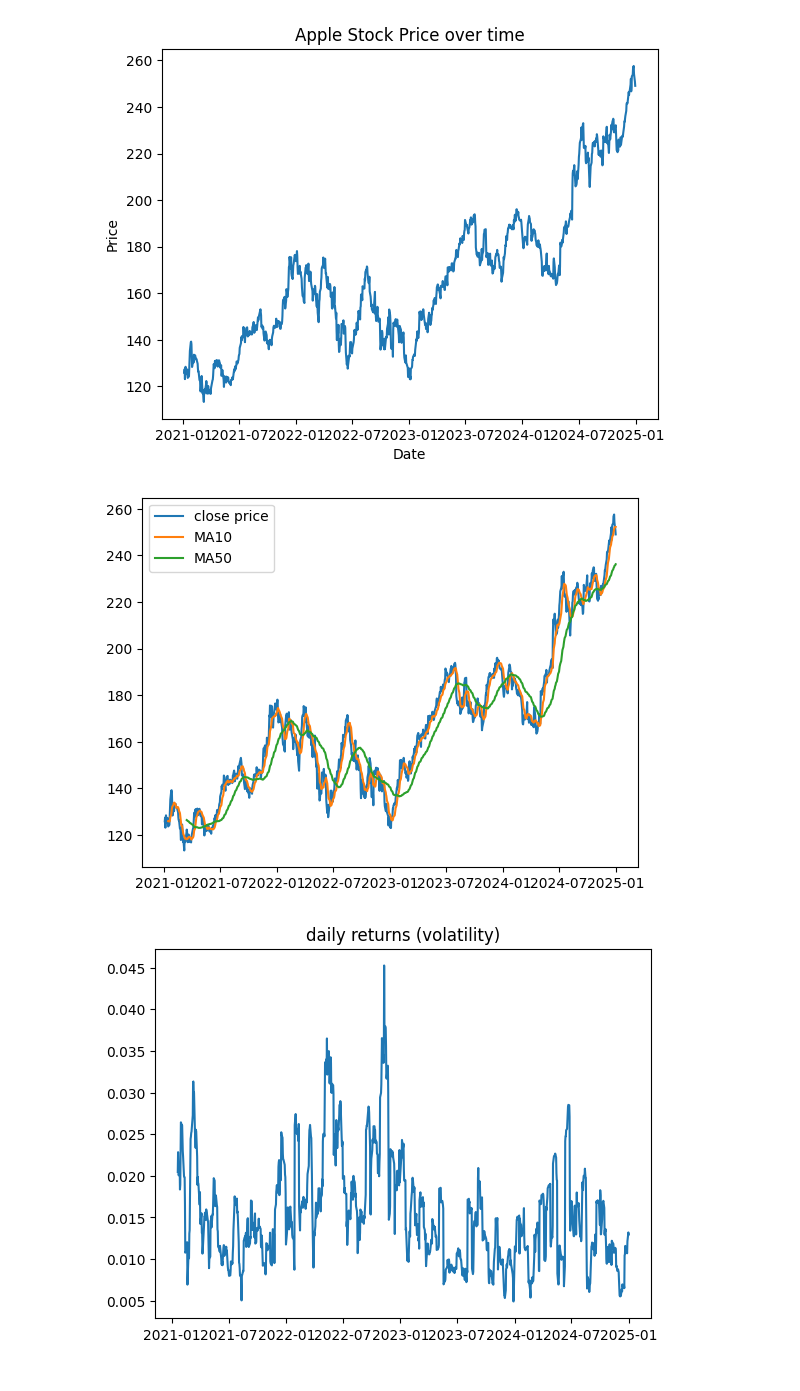
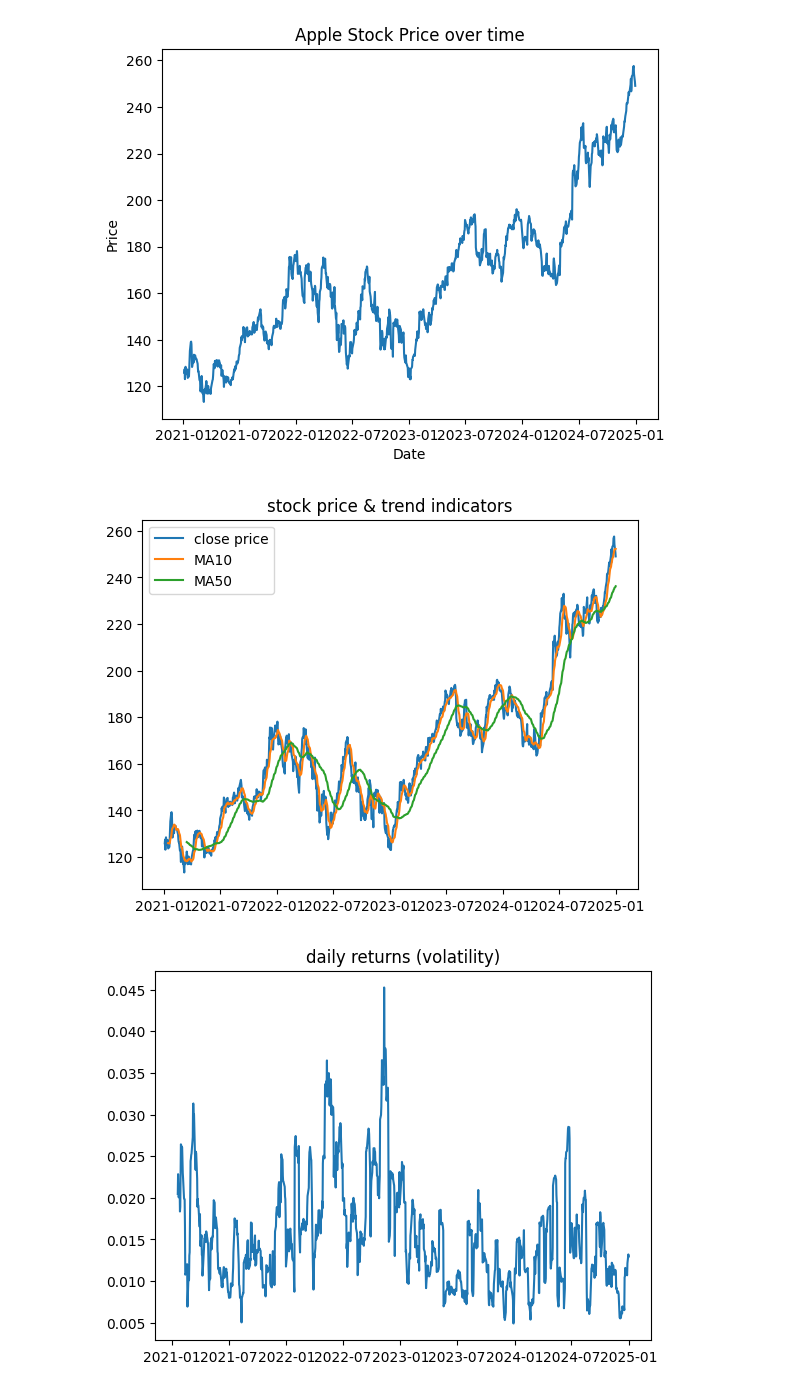
Before and after one commit to omar192501/stock_market_trend_analysis-prediction, a Jupyter notebook: stock_market_trend_analysis&prediction.ipynb, the cells around one changed output. Cells and saved outputs as stored; diff of their text form; code cells hidden in the pictures.

```diff
--- a/stock_market_trend_analysis&prediction.ipynb
+++ b/stock_market_trend_analysis&prediction.ipynb
@@ -35,14 +35,15 @@ plt.show()
 # %%
 stock['MA10']=stock['Close'].rolling(window=10).mean()
 stock['MA50']=stock['Close'].rolling(window=50).mean()
 plt.figure()
 plt.plot(stock['Close'],label='close price')
 plt.plot(stock['MA10'],label='MA10')
 plt.plot(stock['MA50'],label='MA50')
+plt.title("stock price & trend indicators")
 plt.legend()
 plt.show()
 # %% [output]
-[figure, old version]
+[figure, new version]
 # %%
 stock['returns']=stock['Close'].pct_change().rolling(10).std()
 plt.figure()
```
Also changed, not shown: parts of 2 cells of this notebook.
